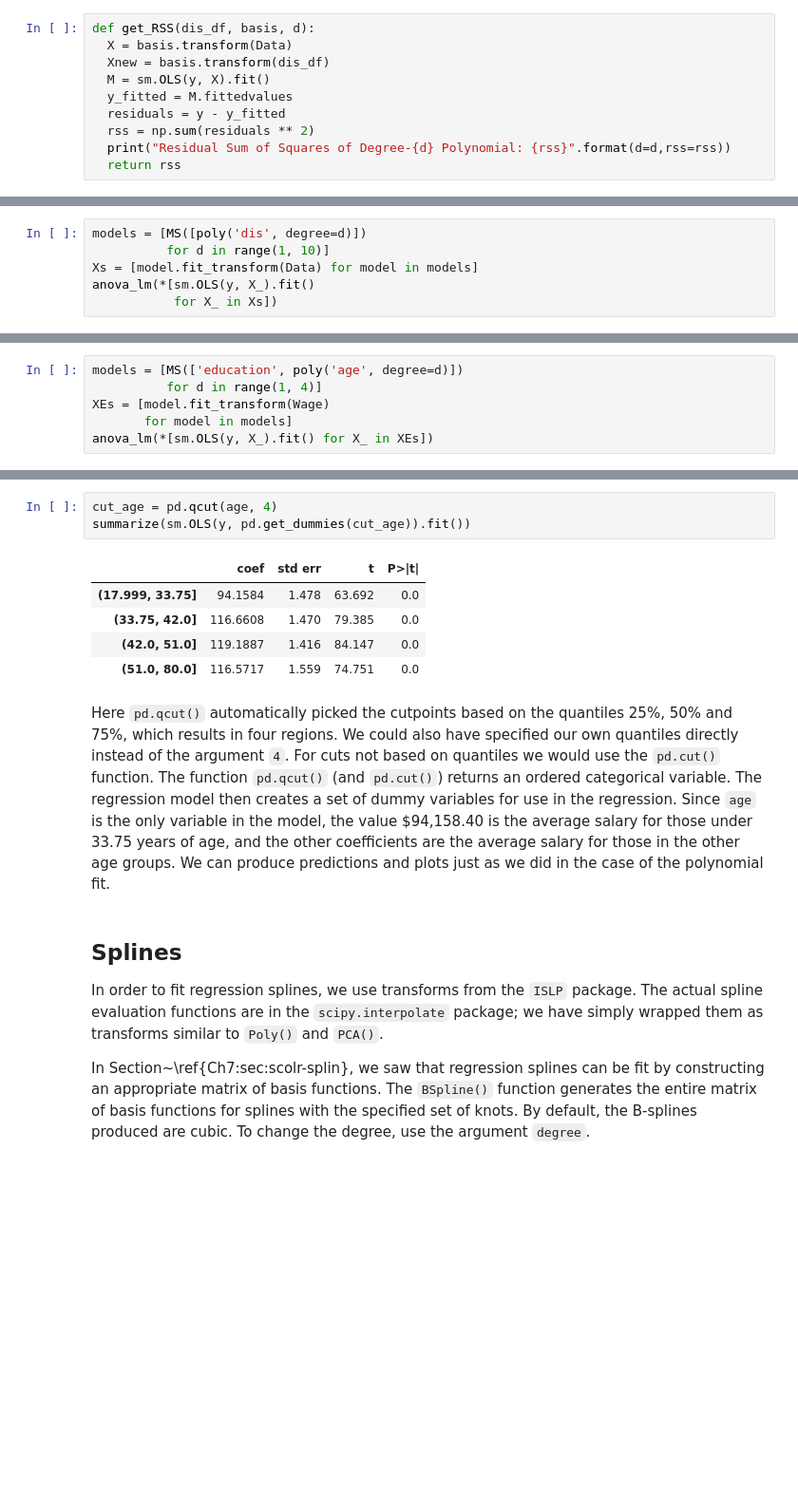
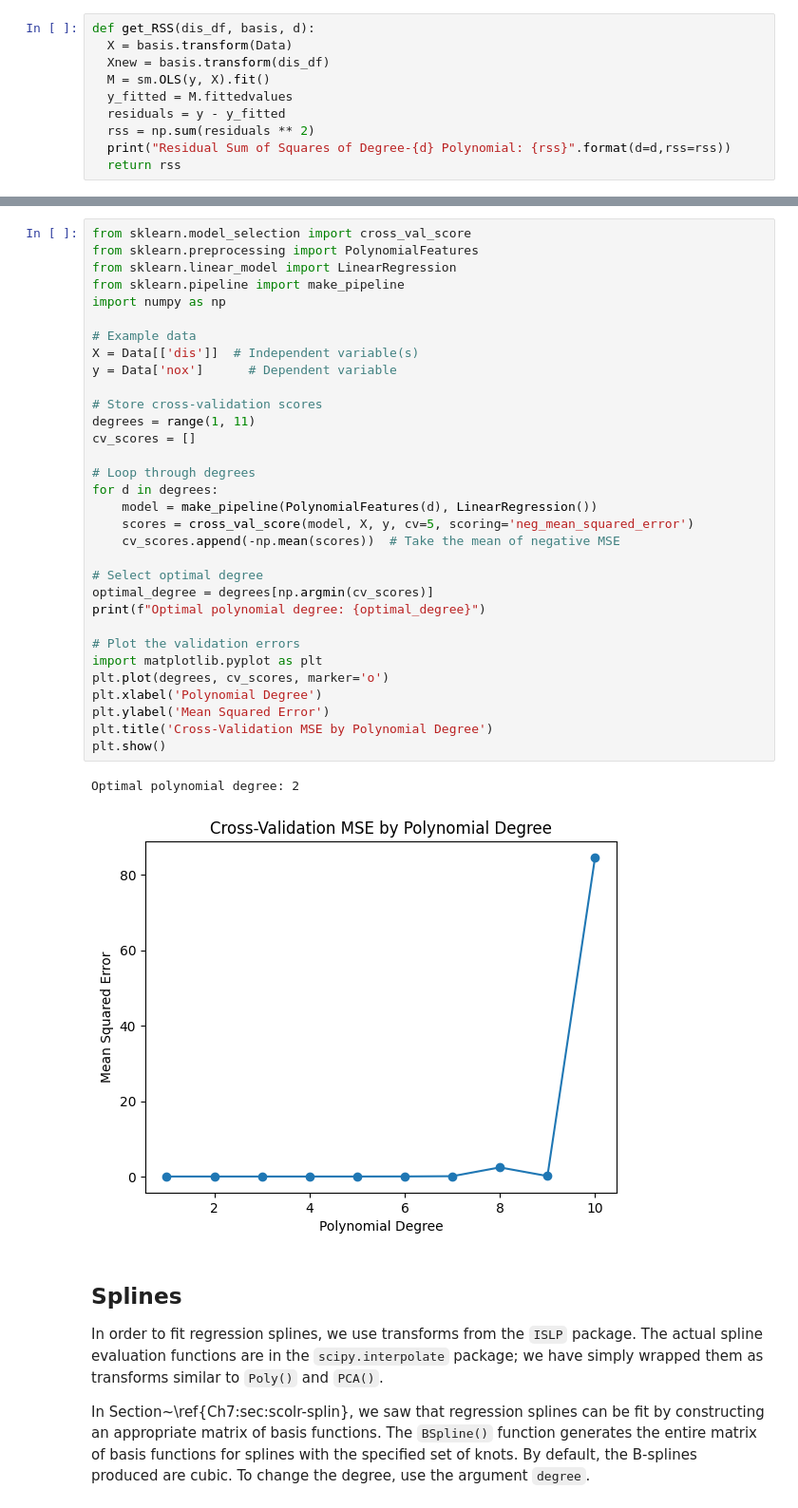
Before and after one commit to umbrella0516/CSC1004-python-project, a Jupyter notebook: Ch07-nonlin-lab.ipynb, the cells around one changed output, grey strips where cells are left out. Shown at 95% size. Drawn from its saved outputs; the diff is of its cells as text; blank space fills up the shorter version.

```diff
--- a/Ch07-nonlin-lab.ipynb
+++ b/Ch07-nonlin-lab.ipynb
@@ -217,6 +155,0 @@ Residual Sum of Squares of Degree-9 Polynomial: 1.8333308044915937
-# %%
-models = [MS([poly('dis', degree=d)])
-          for d in range(1, 10)]
-Xs = [model.fit_transform(Data) for model in models]
-anova_lm(*[sm.OLS(y, X_).fit()
-           for X_ in Xs])
@@ -277,6 +155,0 @@ polynomial in `age` of different degrees:
-# %%
-models = [MS(['education', poly('age', degree=d)])
-          for d in range(1, 4)]
-XEs = [model.fit_transform(Wage)
-       for model in models]
-anova_lm(*[sm.OLS(y, X_).fit() for X_ in XEs])
@@ -354,23 +156,38 @@ of the levels.
-# %%
-cut_age = pd.qcut(age, 4)
-summarize(sm.OLS(y, pd.get_dummies(cut_age)).fit())
-# %% [output]
-|  | coef | std err | t | P>|t| |
-| (17.999, 33.75] | 94.1584 | 1.478 | 63.692 | 0.0 |
-| (33.75, 42.0] | 116.6608 | 1.470 | 79.385 | 0.0 |
-| (42.0, 51.0] | 119.1887 | 1.416 | 84.147 | 0.0 |
-| (51.0, 80.0] | 116.5717 | 1.559 | 74.751 | 0.0 |
-# %% [markdown]
-Here `pd.qcut()`  automatically picked the cutpoints based on the quantiles 25%, 50% and 75%, which results in four regions.  We could also have specified our own
-quantiles directly instead of the argument `4`. For cuts not based
-on quantiles we would use the `pd.cut()` function.
-The function `pd.qcut()` (and `pd.cut()`) returns an ordered categorical variable.
-  The regression model then creates a set of
-dummy variables for use in the regression. Since `age` is the only variable in the model, the value $94,158.40 is the average salary for those under 33.75 years of
-age, and the other coefficients are the average
-salary for those in the other age groups.  We can produce
-predictions and plots just as we did in the case of the polynomial
-fit.
+# %%
+from sklearn.model_selection import cross_val_score
+from sklearn.preprocessing import PolynomialFeatures
+from sklearn.linear_model import LinearRegression
+from sklearn.pipeline import make_pipeline
+import numpy as np
+
+# Example data
+X = Data[['dis']]  # Independent variable(s)
+y = Data['nox']      # Dependent variable
+
+# Store cross-validation scores
+degrees = range(1, 11)
+cv_scores = []
+
+# Loop through degrees
+for d in degrees:
+    model = make_pipeline(PolynomialFeatures(d), LinearRegression())
+    scores = cross_val_score(model, X, y, cv=5, scoring='neg_mean_squared_error')
+    cv_scores.append(-np.mean(scores))  # Take the mean of negative MSE
+
+# Select optimal degree
+optimal_degree = degrees[np.argmin(cv_scores)]
+print(f"Optimal polynomial degree: {optimal_degree}")
+
+# Plot the validation errors
+import matplotlib.pyplot as plt
+plt.plot(degrees, cv_scores, marker='o')
+plt.xlabel('Polynomial Degree')
+plt.ylabel('Mean Squared Error')
+plt.title('Cross-Validation MSE by Polynomial Degree')
+plt.show()
+# %% [output]
+Optimal polynomial degree: 2
+[figure, added]
 # %% [markdown]
 ## Splines
 In order to fit regression splines, we use transforms
```
Also changed, not shown: parts of 21 cells of this notebook.
